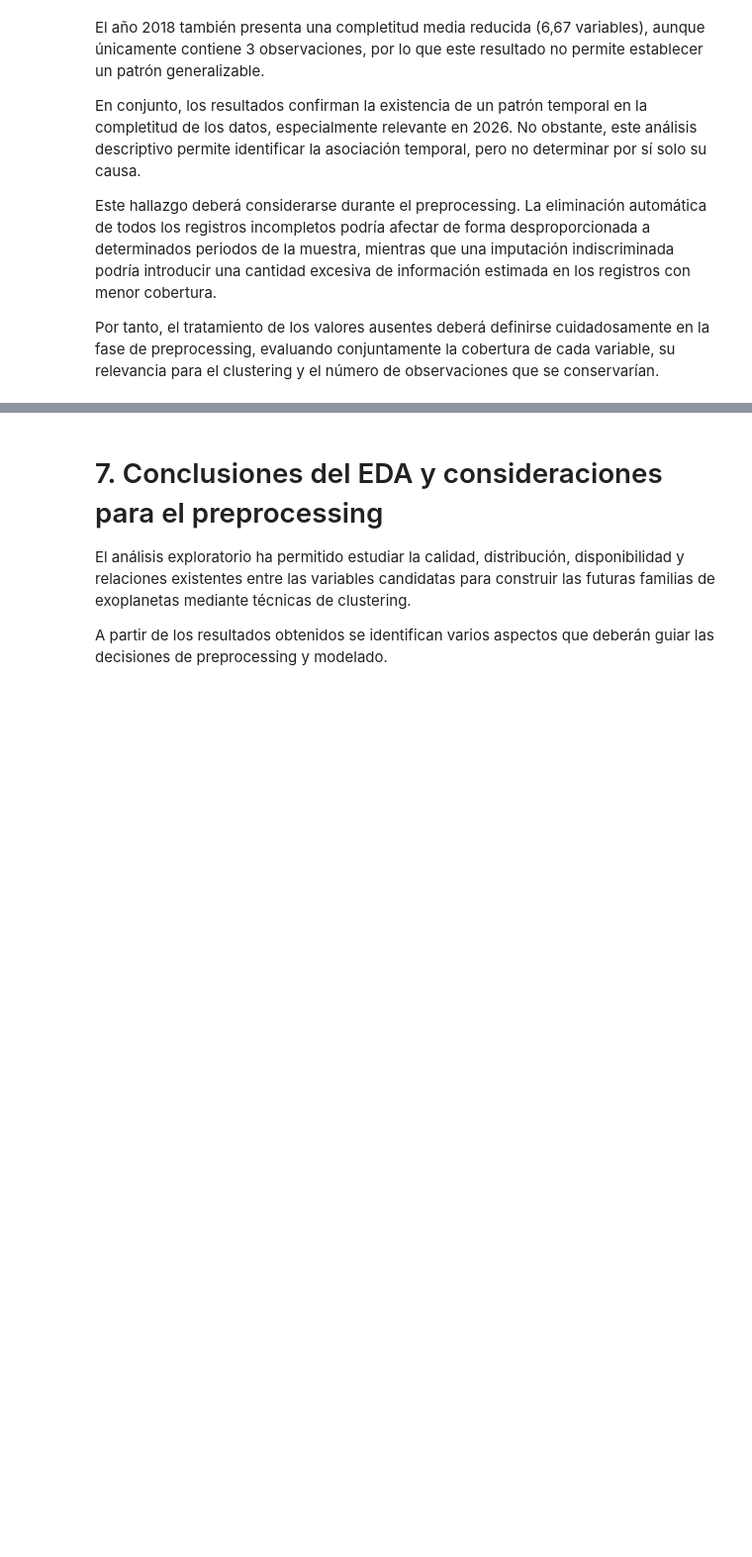
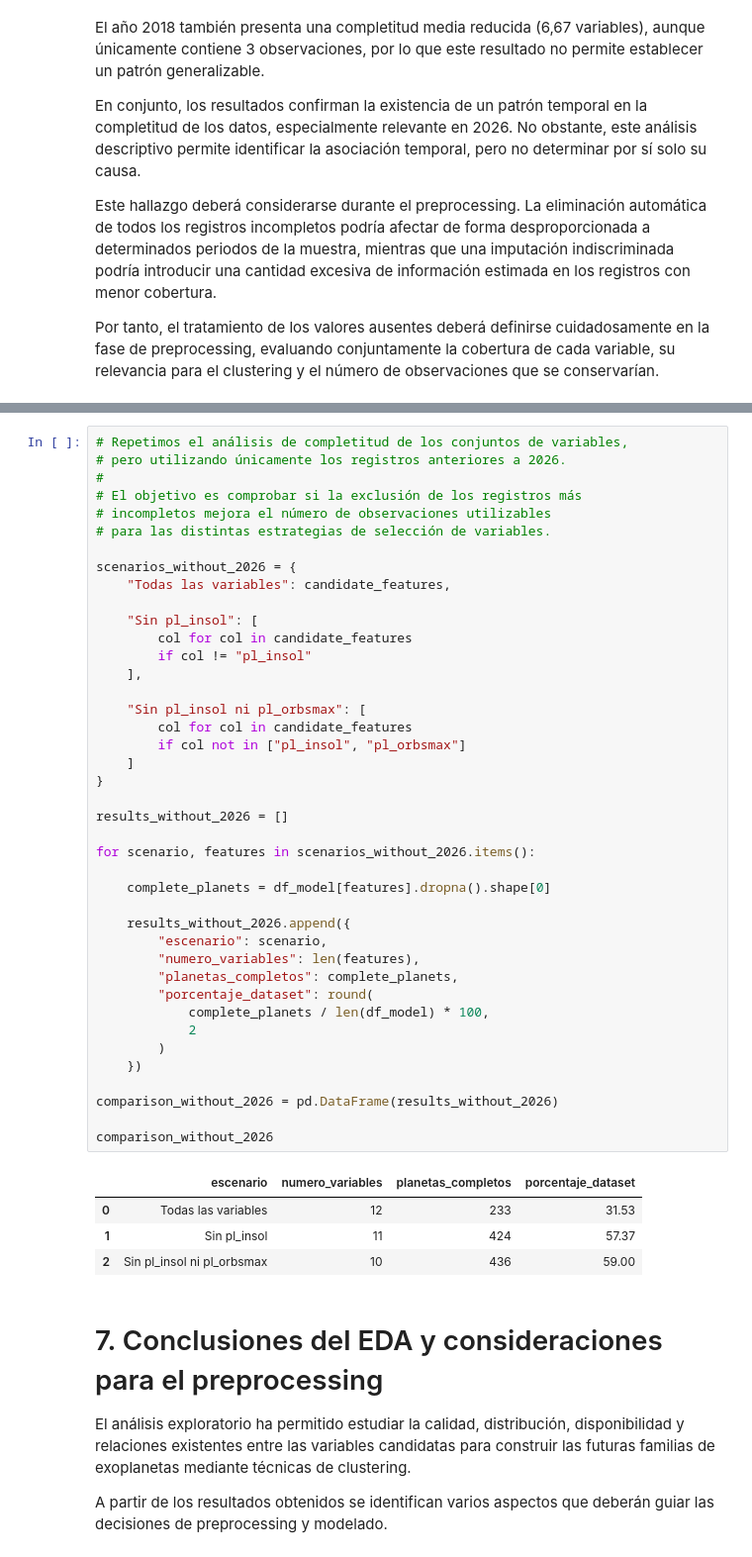
Before and after one commit to LauraSilRu/exoplanet-profiler, a Jupyter notebook: notebooks/02_eda.ipynb, the cells around one changed output, grey strips where cells are left out. Shown at 99% size. Saved outputs shown, nothing was run; the diff lists cells and outputs as text; blank space fills up the shorter version.

```diff
--- a/notebooks/02_eda.ipynb
+++ b/notebooks/02_eda.ipynb
@@ -2229,3 +2326,49 @@ Por tanto, el tratamiento de los valores ausentes deberá definirse cuidadosamen
+# %%
+# Repetimos el análisis de completitud de los conjuntos de variables,
+# pero utilizando únicamente los registros anteriores a 2026.
+#
+# El objetivo es comprobar si la exclusión de los registros más
+# incompletos mejora el número de observaciones utilizables
+# para las distintas estrategias de selección de variables.
+
+scenarios_without_2026 = {
+    "Todas las variables": candidate_features,
+
+    "Sin pl_insol": [
+        col for col in candidate_features
+        if col != "pl_insol"
+    ],
+
+    "Sin pl_insol ni pl_orbsmax": [
+        col for col in candidate_features
+        if col not in ["pl_insol", "pl_orbsmax"]
+    ]
+}
+
+results_without_2026 = []
+
+for scenario, features in scenarios_without_2026.items():
+
+    complete_planets = df_model[features].dropna().shape[0]
+
+    results_without_2026.append({
+        "escenario": scenario,
+        "numero_variables": len(features),
+        "planetas_completos": complete_planets,
+        "porcentaje_dataset": round(
+            complete_planets / len(df_model) * 100,
+            2
+        )
+    })
+
+comparison_without_2026 = pd.DataFrame(results_without_2026)
+
+comparison_without_2026
+# %% [output]
+|  | escenario | numero_variables | planetas_completos | porcentaje_dataset |
+| 0 | Todas las variables | 12 | 233 | 31.53 |
+| 1 | Sin pl_insol | 11 | 424 | 57.37 |
+| 2 | Sin pl_insol ni pl_orbsmax | 10 | 436 | 59.00 |
 # %% [markdown]
 # 7. Conclusiones del EDA y consideraciones para el preprocessing
 
```
Also changed, not shown: parts of 8 cells of this notebook.
